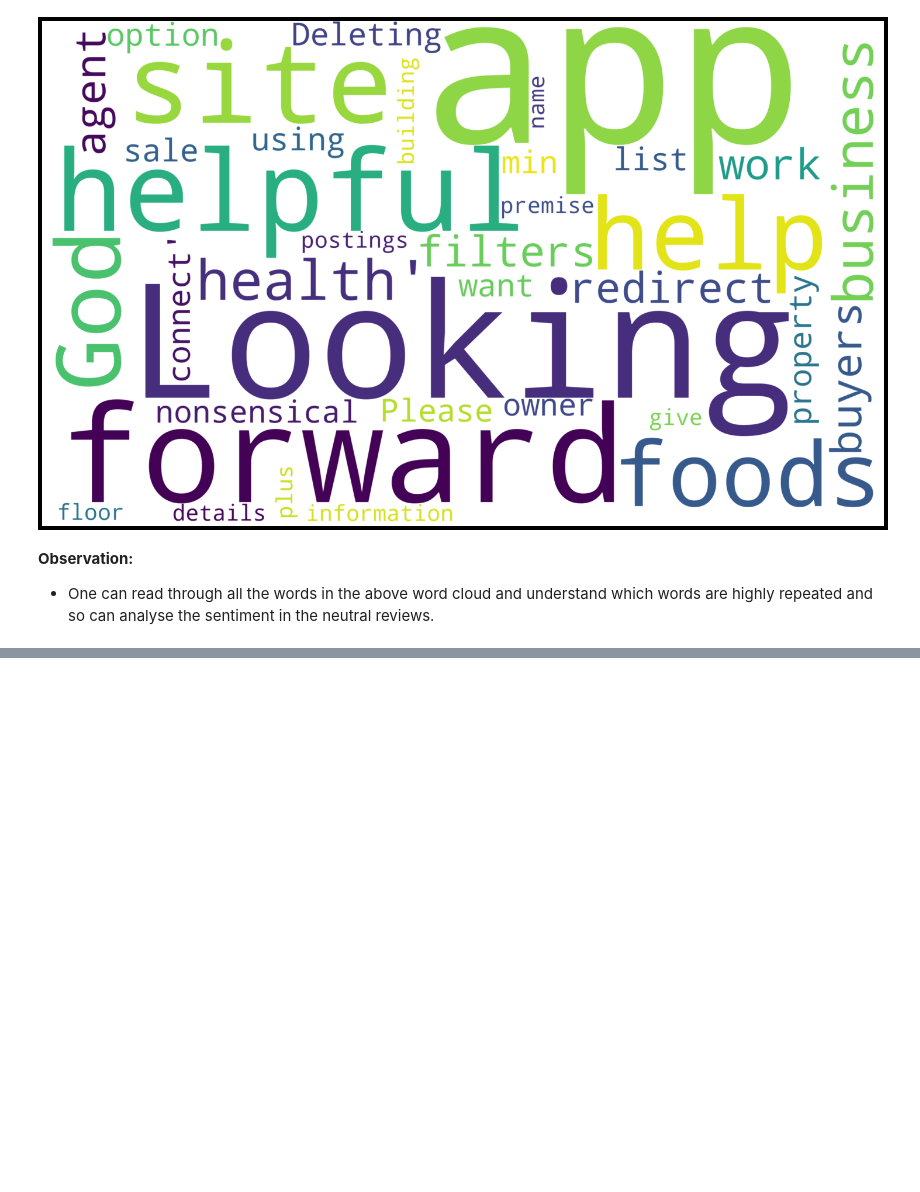
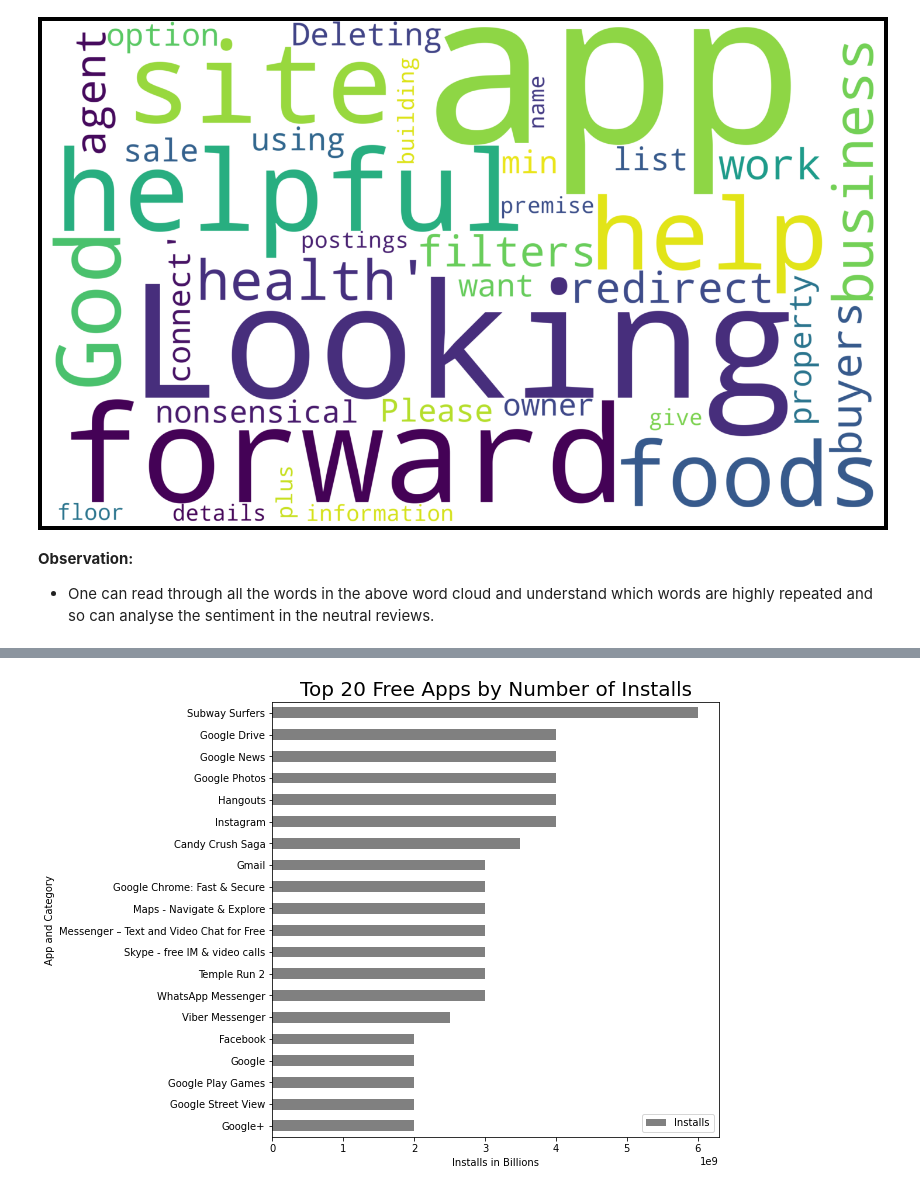
Before and after one commit to ganathetechie/AlmaBetter-Capstone-Project-1, a Jupyter notebook: Play_Store_App_Review_Analysis_Capstone_Project.ipynb, the cells around one changed output, grey strips where cells are left out. Cells and saved outputs as stored; diff of their text form; code cells hidden in the pictures; blank space fills up the shorter version.

```diff
--- a/Play_Store_App_Review_Analysis_Capstone_Project.ipynb
+++ b/Play_Store_App_Review_Analysis_Capstone_Project.ipynb
@@ -1375,0 +1160,13 @@ plt.show()
+# %%
+# Groupling the apps based on the app name on Installs count in the free apps category
+top_free_apps_by_count = df_apps_free.groupby(['App'])[['App','Installs']].sum().nlargest(20,['Installs'])
+# Setting the horizontal bar chart
+top_free_apps_by_count.plot.barh(figsize = (8,8), color = 'grey').invert_yaxis()
+#Setting the title
+plt.title("Top 20 Free Apps by Number of Installs", fontsize = 20)
+#setting the X and Y labels
+plt.xlabel("Installs in Billions")
+plt.ylabel("App and Category")
+plt.show()
+# %% [output]
+[figure, added]
```
Also changed, not shown: parts of 73 cells of this notebook.
